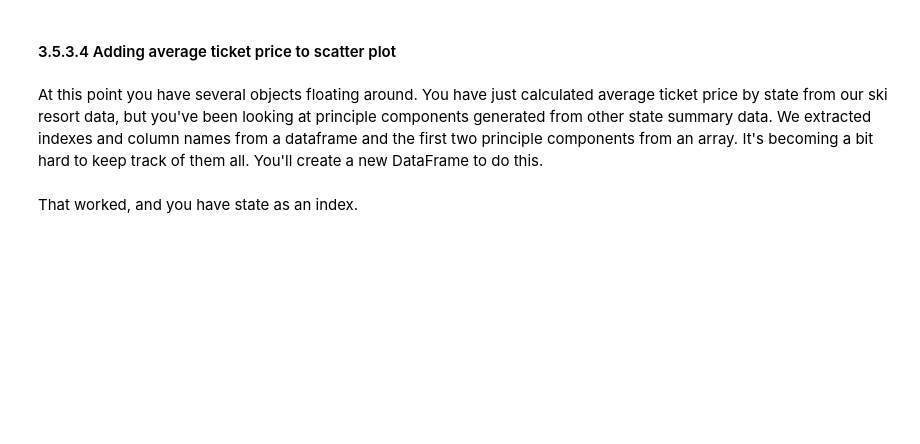
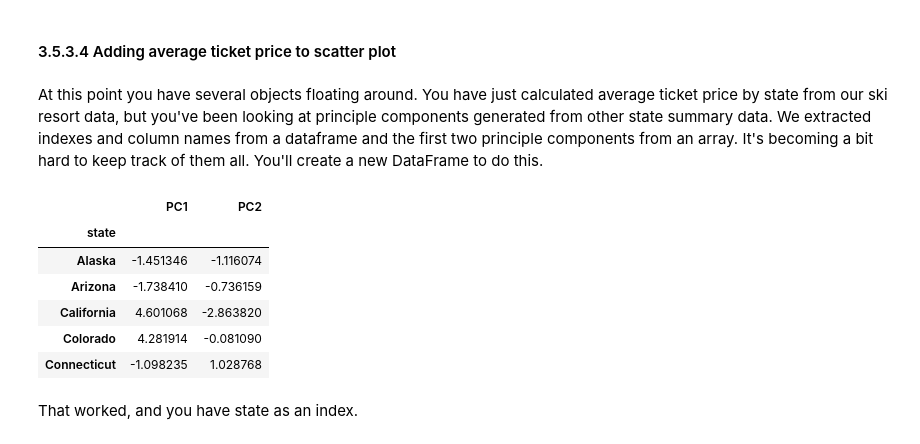
Before and after one commit to umeshadiga/DataScienceGuidedCapstone, a Jupyter notebook: Notebooks/03_exploratory_data_analysis.ipynb, the cells around one changed output. Saved outputs shown, nothing was run; the diff lists cells and outputs as text; code cells hidden in the pictures; blank space fills up the shorter version.

```diff
--- a/Notebooks/03_exploratory_data_analysis.ipynb
+++ b/Notebooks/03_exploratory_data_analysis.ipynb
@@ -487,11 +501,19 @@ At this point you have several objects floating around. You have just calculated
 # %%
 #Code task 9#
 #Create a dataframe containing the values of the first two PCA components
 #Remember the first component was given by state_pca_x[:, 0],
 #and the second by state_pca_x[:, 1]
 #Call these 'PC1' and 'PC2', respectively and set the dataframe index to `state_summary_index`
-pca_df = pd.DataFrame({'PC1': ___, 'PC2': ___}, index=__)
+pca_df = pd.DataFrame({'PC1': state_pca_x[:, 0], 'PC2': state_pca_x[:, 1]}, index=state_summary_index)
 pca_df.head()
+# %% [output]
+|  | PC1 | PC2 |
+| state |  |  |
+| Alaska | -1.451346 | -1.116074 |
+| Arizona | -1.738410 | -0.736159 |
+| California | 4.601068 | -2.863820 |
+| Colorado | 4.281914 | -0.081090 |
+| Connecticut | -1.098235 | 1.028768 |
 # %% [markdown]
 That worked, and you have state as an index.
 # %%
```
Also changed, not shown: parts of 29 cells of this notebook.
